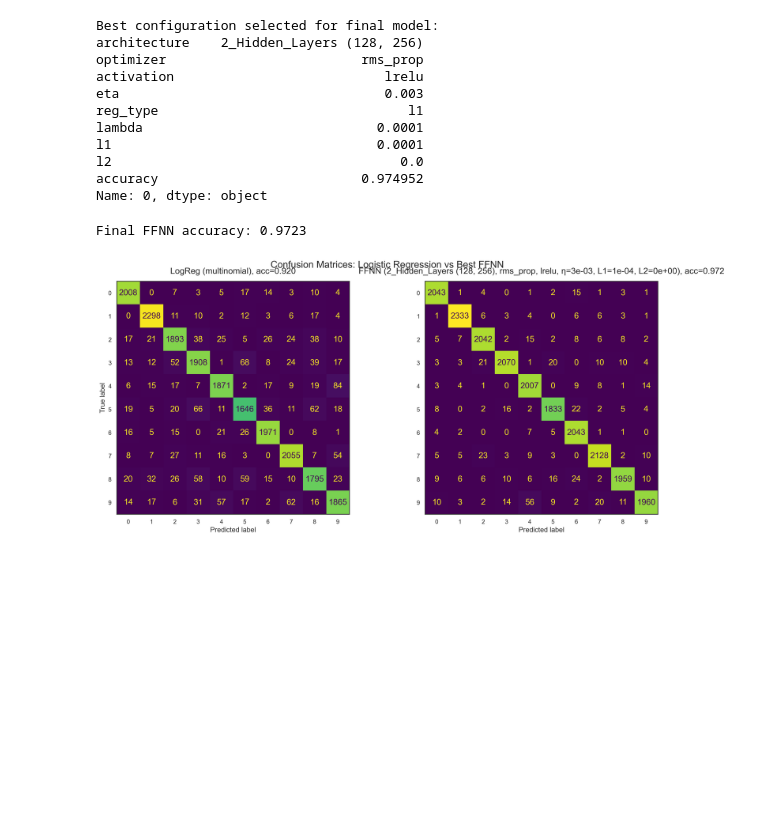
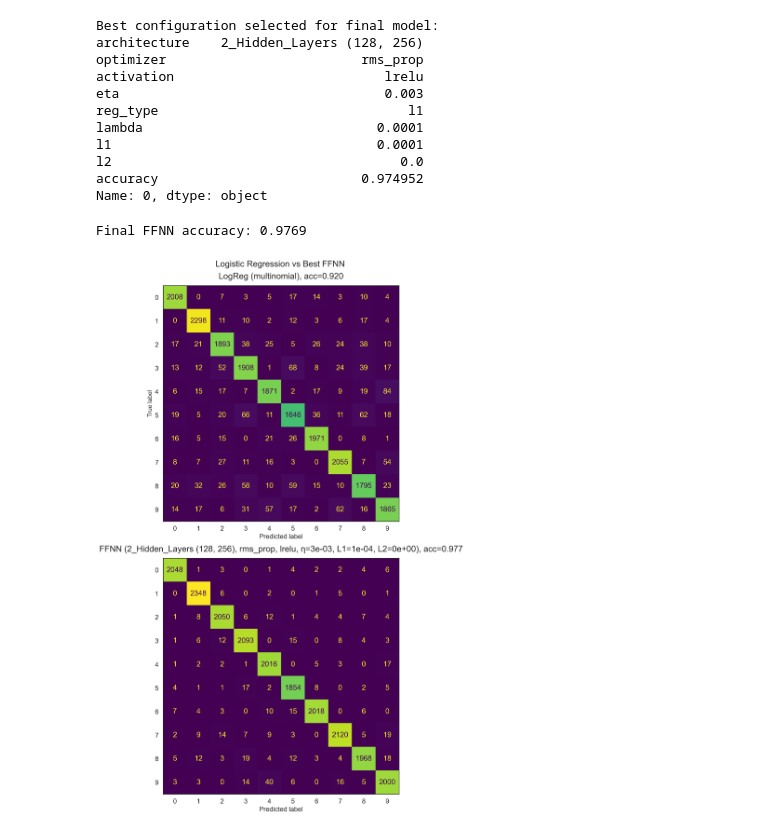
Before and after one commit to beateovl/FYS-STK4155-Project-2, a Jupyter notebook: Notebooks/part_f copy.ipynb, the cells around one changed output. Saved outputs shown, nothing was run; the diff lists cells and outputs as text; code cells hidden in the pictures; blank space fills up the shorter version.

```diff
--- a/Notebooks/part_f copy.ipynb
+++ b/Notebooks/part_f copy.ipynb
@@ -822,7 +826,7 @@ l2                                     0.0
 accuracy                          0.974952
 Name: 0, dtype: object
 # %%
-final_epochs = 500
+final_epochs = 100
 final_batch  = 256
 
 final_acc, y_pred_nn, proba_nn = train_eval_ffnn_classification_with_preds(
@@ -838,42 +842,42 @@ final_acc, y_pred_nn, proba_nn = train_eval_ffnn_classification_with_preds(
 
 print(f"Final FFNN accuracy: {final_acc:.4f}")
 # %% [output]
-Final FFNN accuracy: 0.9723
+Final FFNN accuracy: 0.9769
 # %%
 cm_lr = confusion_matrix(y_test, y_pred_lr)
 cm_nn = confusion_matrix(y_test, y_pred_nn)
 
 vmax = max(cm_lr.max(), cm_nn.max())
 
-fig, axes = plt.subplots(1, 2, figsize=(16, 7), constrained_layout=True)
+fig, axes = plt.subplots(2,1, figsize=(8, 16), constrained_layout=True)
 
 titles = [
     f"LogReg (multinomial), acc={acc_lr:.3f}",
     f"FFNN ({best_arch}, {best_opt}, {best_act}, "
     f"η={best_eta:.0e}, L1={best_l1:.0e}, L2={best_l2:.0e}), acc={final_acc:.3f}"
 ]
 
 for ax, cm, title in zip(axes, (cm_lr, cm_nn), titles):
     disp = ConfusionMatrixDisplay(cm, display_labels=np.arange(10))
     disp.plot(
         ax=ax,
         cmap="viridis",
         colorbar=False,
         values_format="d",
         im_kw={"vmin": 0, "vmax": vmax},
     )
-    ax.set_title(title, fontsize=16, pad=14)
-    ax.set_xlabel("Predicted label", fontsize=13)
-    ax.tick_params(axis="both", labelsize=11)
+    ax.set_title(title, fontsize=18, pad=14)
+    ax.set_xlabel("Predicted label", fontsize=14)
+    ax.tick_params(axis="both", labelsize=14)
     ax.grid(False)
 
 axes[0].set_ylabel("True label", fontsize=13)
 axes[1].set_ylabel("")
 
-plt.suptitle("Confusion Matrices: Logistic Regression vs Best FFNN", fontsize=18, y=1.02)
+plt.suptitle("Logistic Regression vs Best FFNN", fontsize=18, y=1.02)
 plt.show()
 # %% [output]
-[figure, old version]
+[figure, new version]
 # %%
 
 # pick top 10 configs for clarity
```
Also changed, not shown: parts of 7 cells of this notebook, 1 other file.
